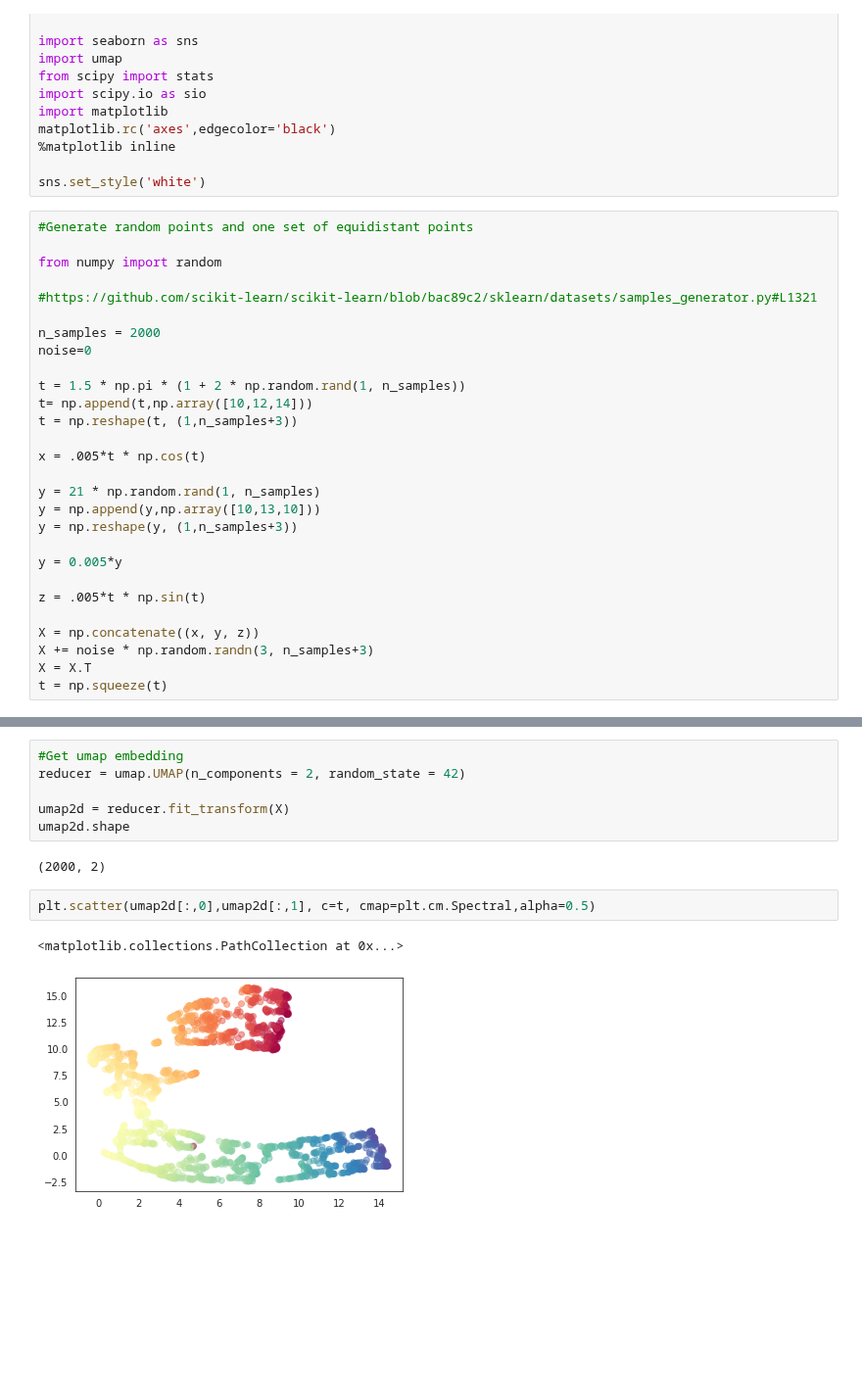
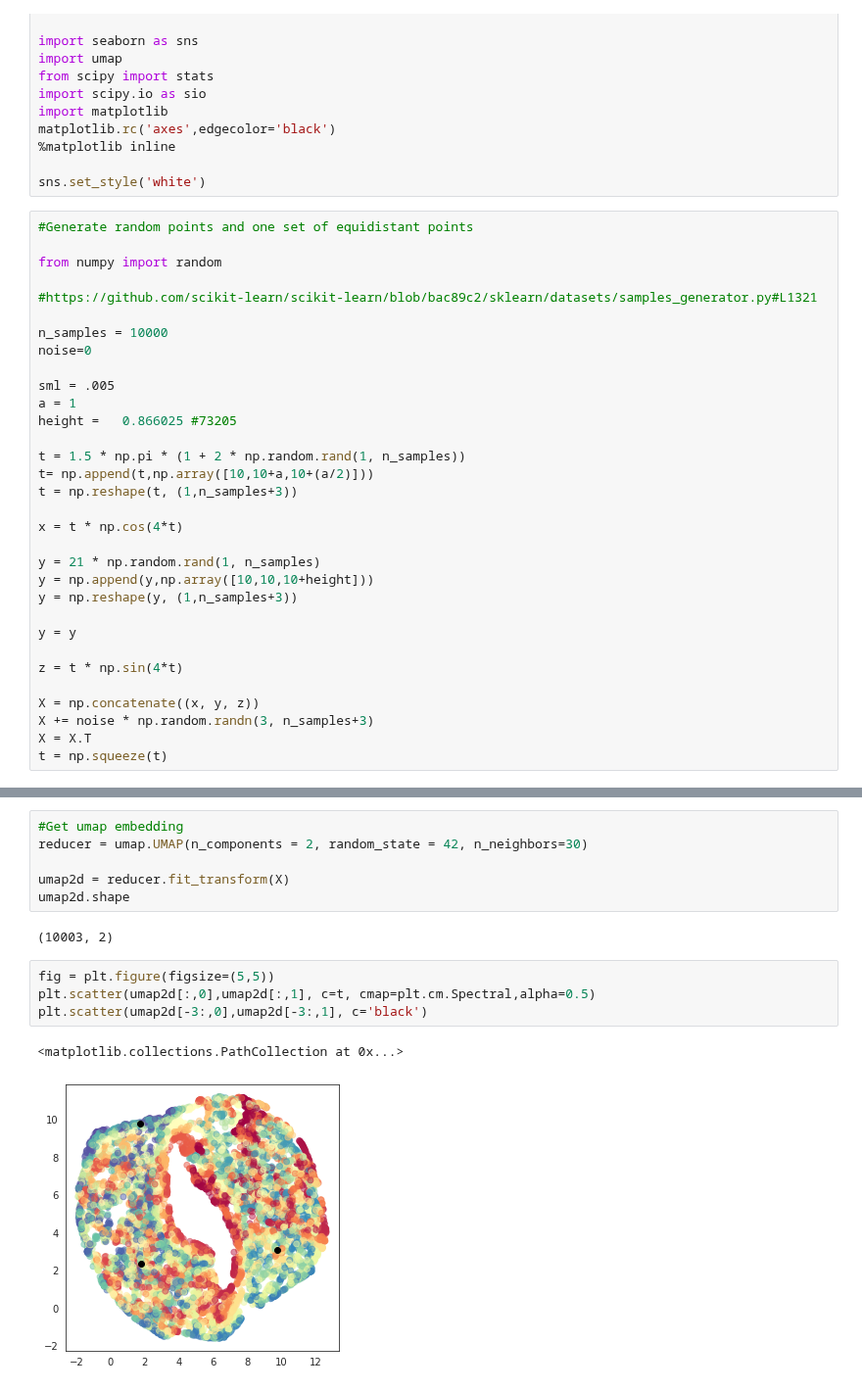
Before and after one commit to pachterlab/CP_2023, a Jupyter notebook: notebooks/swissRoll/swissDemo.ipynb, the cells around one changed output, grey strips where cells are left out. Shown at 98% size. Saved outputs shown, nothing was run; the diff lists cells and outputs as text; blank space fills up the shorter version.

```diff
--- a/notebooks/swissRoll/swissDemo.ipynb
+++ b/notebooks/swissRoll/swissDemo.ipynb
@@ -39,22 +38,26 @@ from numpy import random
 
 #https://github.com/scikit-learn/scikit-learn/blob/bac89c2/sklearn/datasets/samples_generator.py#L1321
 
-n_samples = 2000
+n_samples = 10000
 noise=0
 
+sml = .005
+a = 1
+height =   0.866025 #73205
+
 t = 1.5 * np.pi * (1 + 2 * np.random.rand(1, n_samples))
-t= np.append(t,np.array([10,12,14]))
+t= np.append(t,np.array([10,10+a,10+(a/2)]))
 t = np.reshape(t, (1,n_samples+3))
 
-x = .005*t * np.cos(t)
+x = t * np.cos(4*t)
 
 y = 21 * np.random.rand(1, n_samples)
-y = np.append(y,np.array([10,13,10]))
+y = np.append(y,np.array([10,10,10+height]))
 y = np.reshape(y, (1,n_samples+3))
 
-y = 0.005*y
+y = y
 
-z = .005*t * np.sin(t)
+z = t * np.sin(4*t)
 
 X = np.concatenate((x, y, z))
 X += noise * np.random.randn(3, n_samples+3)
@@ -85,13 +90,15 @@ array([[0.07213846, 0.02801806, 0.05574451, ..., 0.05      , 0.065     ,
 # %%
 #Get umap embedding
-reducer = umap.UMAP(n_components = 2, random_state = 42)
+reducer = umap.UMAP(n_components = 2, random_state = 42, n_neighbors=30)
 
 umap2d = reducer.fit_transform(X)
 umap2d.shape
 # %% [output]
-(2000, 2)
+(10003, 2)
 # %%
+fig = plt.figure(figsize=(5,5))
 plt.scatter(umap2d[:,0],umap2d[:,1], c=t, cmap=plt.cm.Spectral,alpha=0.5)
+plt.scatter(umap2d[-3:,0],umap2d[-3:,1], c='black')
 # %% [output]
 <matplotlib.collections.PathCollection at 0x...>
-[figure, old version]
+[figure, new version]
```
Also changed, not shown: parts of 11 cells of this notebook.
